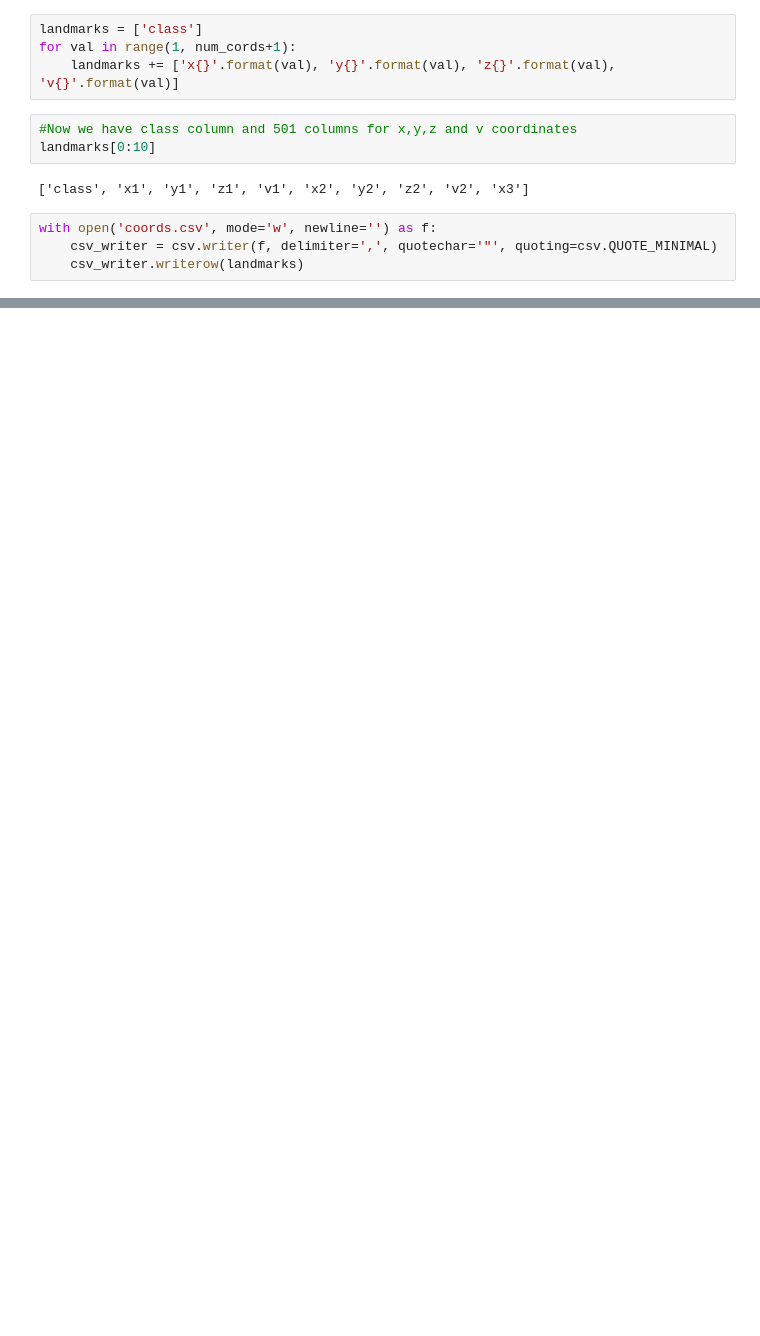
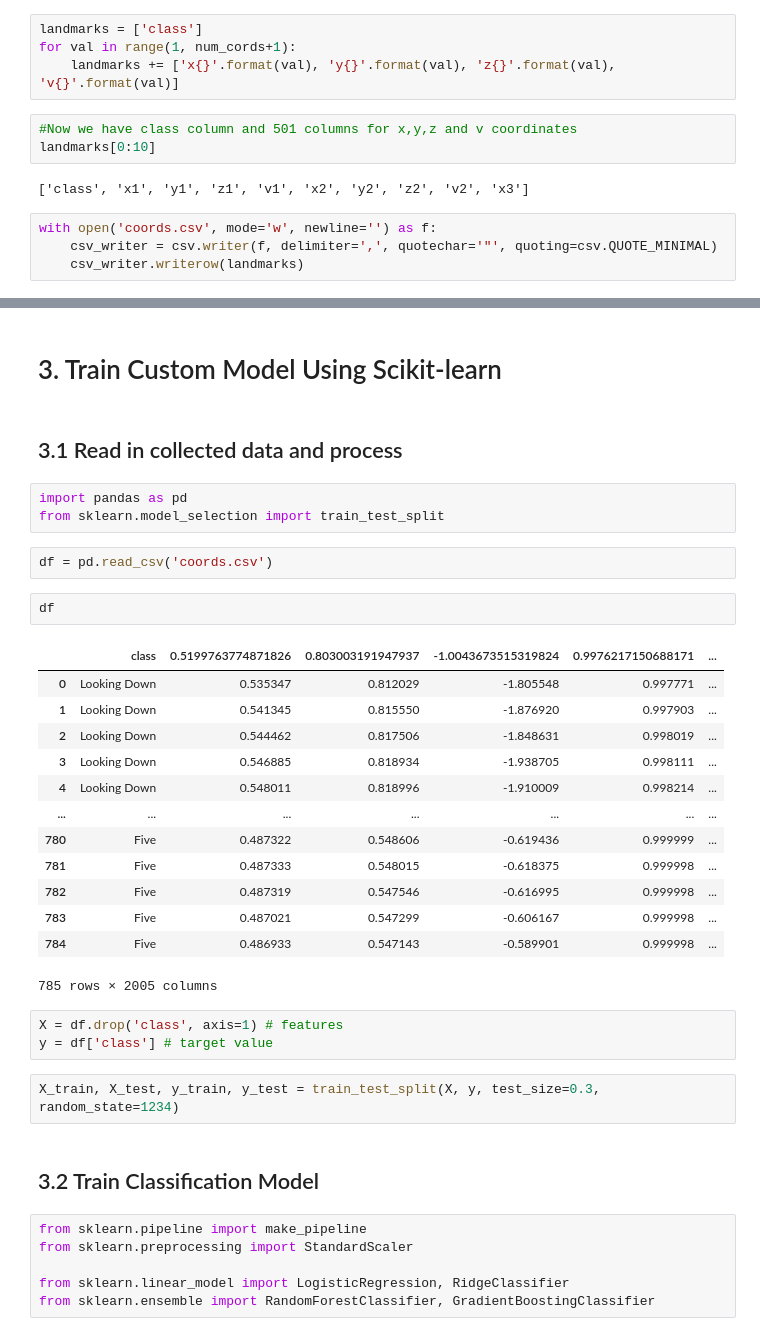
Before and after one commit to krishangupta33/AI-Body-Language-Decoder, a Jupyter notebook: 2. Predicting pose.ipynb, the cells around one changed output, grey strips where cells are left out. Saved outputs shown, nothing was run; the diff lists cells and outputs as text; blank space fills up the shorter version.

Commit message:
trained model and prediction

```diff
--- a/2. Predicting pose.ipynb
+++ b/2. Predicting pose.ipynb
@@ -184,0 +203,38 @@ cv2.destroyAllWindows()
+# %% [markdown]
+# 3. Train Custom Model Using Scikit-learn
+# %% [markdown]
+## 3.1 Read in collected data and process
+# %%
+import pandas as pd
+from sklearn.model_selection import train_test_split
+# %%
+df = pd.read_csv('coords.csv')
+# %%
+df
+# %% [output]
+|  | class | 0.5199763774871826 | 0.803003191947937 | -1.0043673515319824 | 0.9976217150688171 | ... |
+| 0 | Looking Down | 0.535347 | 0.812029 | -1.805548 | 0.997771 | ... |
+| 1 | Looking Down | 0.541345 | 0.815550 | -1.876920 | 0.997903 | ... |
+| 2 | Looking Down | 0.544462 | 0.817506 | -1.848631 | 0.998019 | ... |
+| 3 | Looking Down | 0.546885 | 0.818934 | -1.938705 | 0.998111 | ... |
+| 4 | Looking Down | 0.548011 | 0.818996 | -1.910009 | 0.998214 | ... |
+| ... | ... | ... | ... | ... | ... | ... |
+| 780 | Five | 0.487322 | 0.548606 | -0.619436 | 0.999999 | ... |
+| 781 | Five | 0.487333 | 0.548015 | -0.618375 | 0.999998 | ... |
+| 782 | Five | 0.487319 | 0.547546 | -0.616995 | 0.999998 | ... |
+| 783 | Five | 0.487021 | 0.547299 | -0.606167 | 0.999998 | ... |
+| 784 | Five | 0.486933 | 0.547143 | -0.589901 | 0.999998 | ... |
+785 rows × 2005 columns
+# %%
+X = df.drop('class', axis=1) # features
+y = df['class'] # target value
+# %%
+X_train, X_test, y_train, y_test = train_test_split(X, y, test_size=0.3, random_state=1234)
+# %% [markdown]
+## 3.2 Train Classification Model
+# %%
+from sklearn.pipeline import make_pipeline
+from sklearn.preprocessing import StandardScaler
+
+from sklearn.linear_model import LogisticRegression, RidgeClassifier
+from sklearn.ensemble import RandomForestClassifier, GradientBoostingClassifier
```
Also changed, not shown: parts of 19 cells of this notebook, 3 other files.
